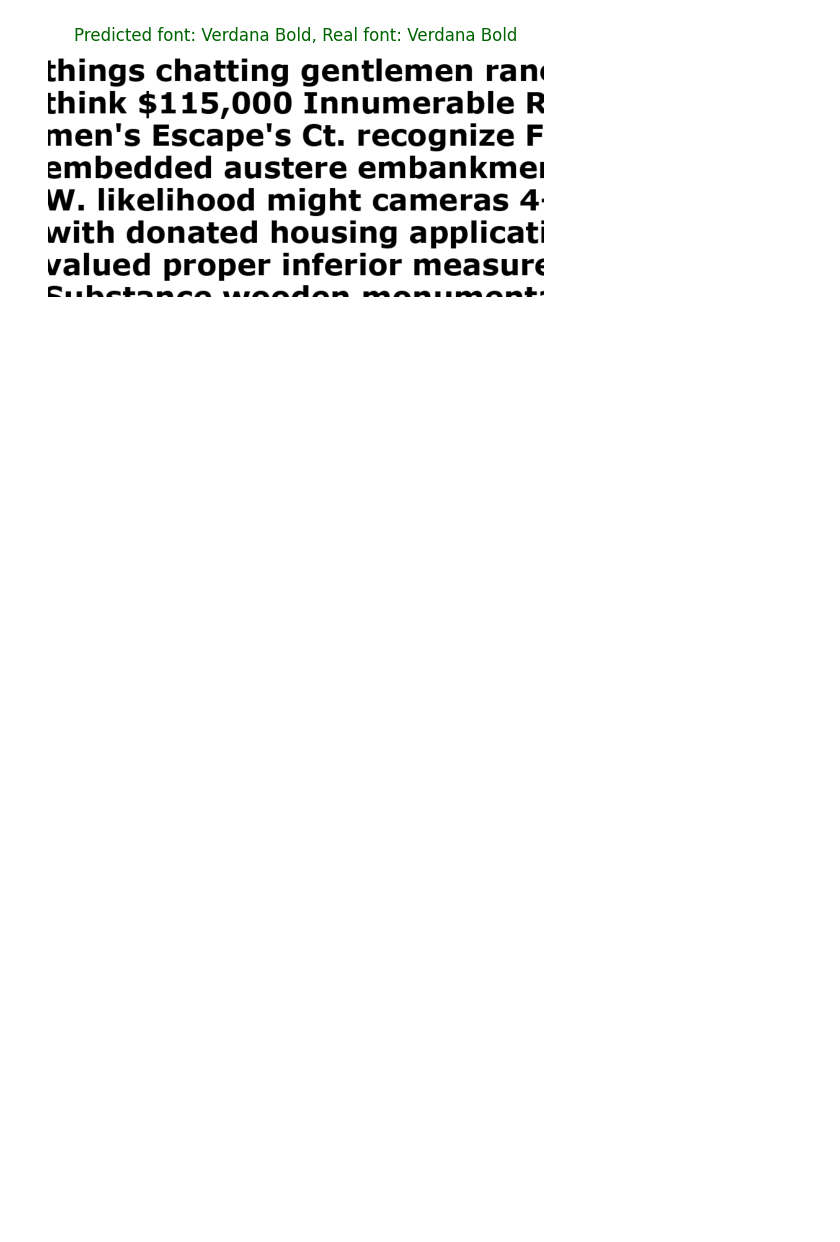
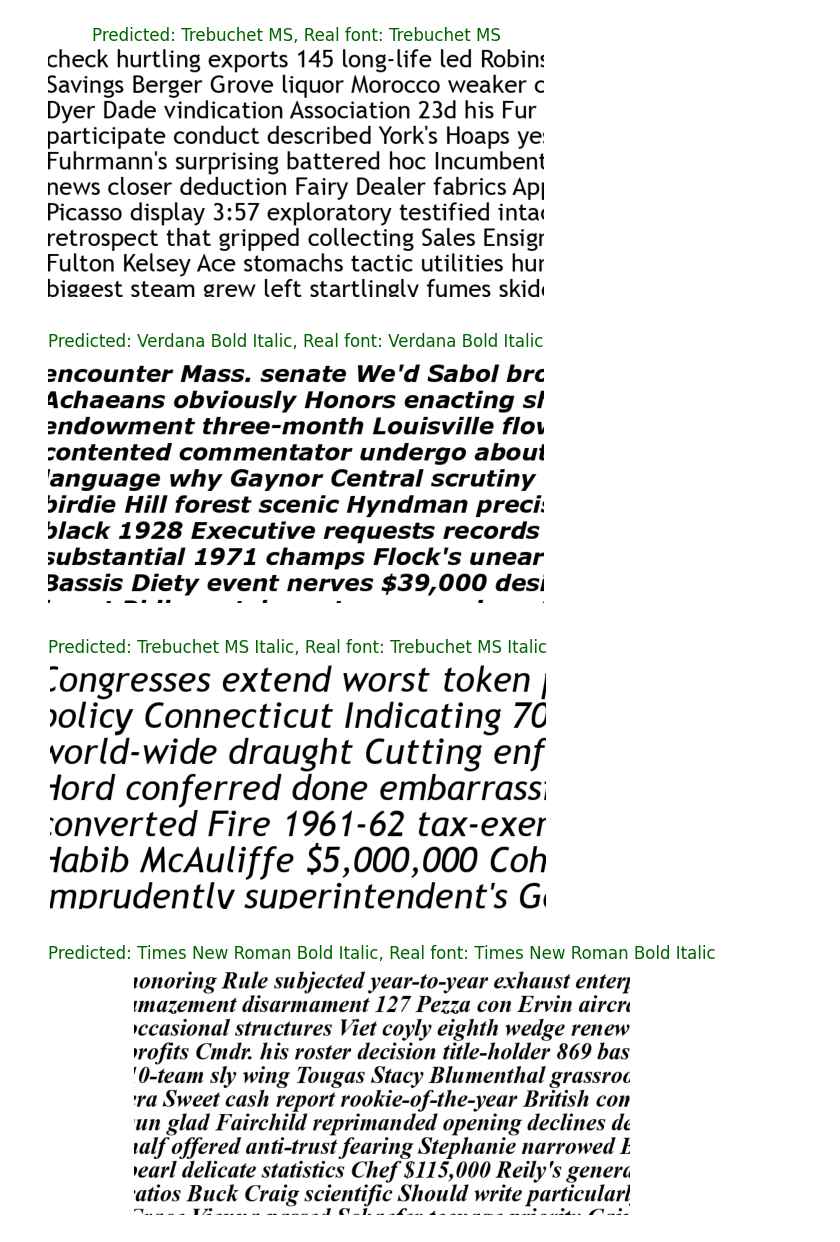
Before and after one commit to gaborcselle/font-identifier, a Jupyter notebook: visualize.ipynb, the cells around one changed output. Cells and saved outputs as stored; diff of their text form; code cells hidden in the pictures; blank space fills up the shorter version.

Commit message:
Updates to visualize

```diff
--- a/visualize.ipynb
+++ b/visualize.ipynb
@@ -22,37 +22,40 @@ data_transforms = transforms.Compose([
     transforms.Normalize(mean=[0.485, 0.456, 0.406], std=[0.229, 0.224, 0.225]) # Normalize with ImageNet stats
 ])
 # %%
-# Choose a random test image to classify
 test_dir = './train_test_images/test'
 
 # Load the test classes and sort them
 test_classes = os.listdir(test_dir)
 test_classes.sort()
 
-random_class = random.choice(test_classes)
-random_image = random.choice(os.listdir(os.path.join(test_dir, random_class)))
-image_path = os.path.join(test_dir, random_class, random_image)
+for i in range(20):
+    random_class = random.choice(test_classes)
+    random_image = random.choice(os.listdir(os.path.join(test_dir, random_class)))
+    image_path = os.path.join(test_dir, random_class, random_image)
 
-# Load the image and apply the transformations
-image = Image.open(image_path)
-image_tensor = data_transforms(image).unsqueeze(0)
+    # Load the image and apply the transformations
+    image = Image.open(image_path)
+    image_tensor = data_transforms(image).unsqueeze(0)
 
-# Classify the image using the trained model
-model.eval()
-with torch.no_grad():
-    output = model(image_tensor)
-    _, predicted = torch.max(output, 1)
+    # Classify the image using the trained model
+    model.eval()
+    with torch.no_grad():
+        output = model(image_tensor)
+        _, predicted = torch.max(output, 1)
 
-# Set the color of the title based on whether the predicted font is correct or not
-if test_classes[predicted.item()] == random_class:
-    color = 'darkgreen'
-else:
-    color = 'red'
+    # Set the color of the title based on whether the predicted font is correct or not
+    if test_classes[predicted.item()] == random_class:
+        color = 'darkgreen'
+    else:
+        color = 'red'
 
-# Show the image with the predicted and real font names
-plt.imshow(image)
-plt.title(f"Predicted font: {test_classes[predicted.item()]}, Real font: {random_class}", color=color)
-plt.axis('off')
-plt.show()
+    # Show the image with the predicted and real font names
+    plt.imshow(image)
+    plt.title(f"Predicted: {test_classes[predicted.item()]}, Real font: {random_class}", color=color)
+    plt.axis('off')
+    plt.show()
 # %% [output]
-[figure, old version]
+[figure, new version]
+[figure, added]
+[figure, added]
+[figure, added]
```
Also changed, not shown: parts of 1 cell of this notebook.
